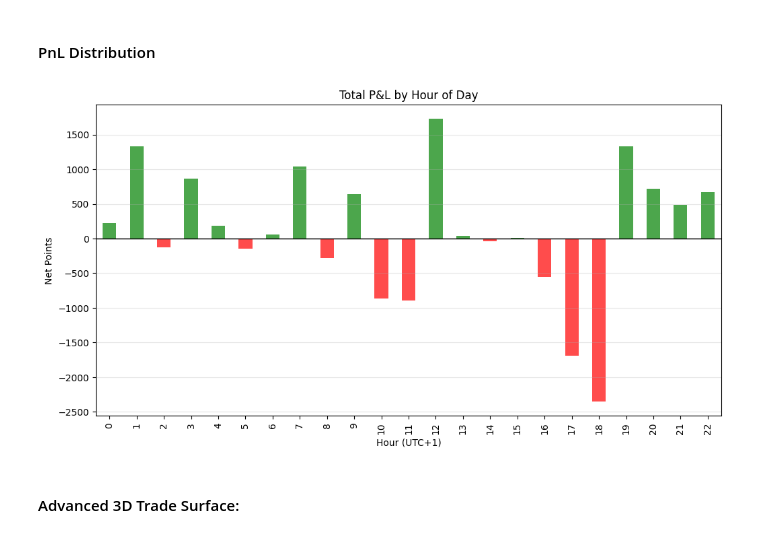
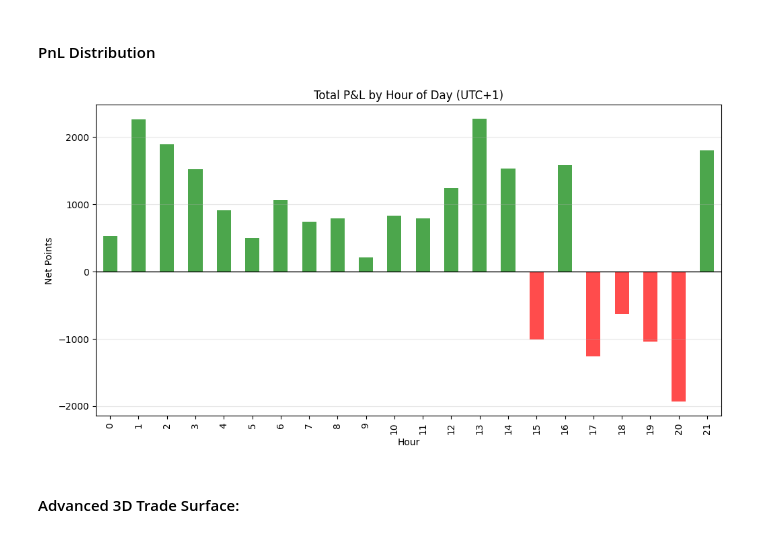
Before and after one commit to AlexSamuseva/Cross-Market-Correlation-Strategy-BTC-NASDAQ-Futures, a Jupyter notebook: Hyposesis, Data Exploration, Preparation - Cross-Market Correlation Strategy - BTC & NASDAQ Futures.ipynb, the cells around one changed output. Saved outputs shown, nothing was run; the diff lists cells and outputs as text; code cells hidden in the pictures.

```diff
--- a/Hyposesis, Data Exploration, Preparation - Cross-Market Correlation Strategy - BTC & NASDAQ Futures.ipynb
+++ b/Hyposesis, Data Exploration, Preparation - Cross-Market Correlation Strategy - BTC & NASDAQ Futures.ipynb
@@ -1198,25 +1350,27 @@ if 'results' in locals() and not results.empty:
 # %% [markdown]
 #### PnL Distribution
 # %%
-# PnL distribution by hour of day
-if 'results' in locals() and not results.empty:
-    results['Hour'] = results['Entry Time'].dt.hour
-    hourly_pnl = results.groupby('Hour')['Points'].sum()
+import matplotlib.pyplot as plt
+import numpy as np
 
-    plt.figure(figsize=(12, 6))
-    hourly_pnl.plot(
-        kind='bar',
-        color=np.where(hourly_pnl > 0, 'green', 'red'),
-        alpha=0.7
-    )
-    plt.title('Total P&L by Hour of Day')
-    plt.ylabel('Net Points')
-    plt.xlabel('Hour (UTC+1)')
-    plt.axhline(0, color='black', linewidth=1)
-    plt.grid(axis='y', alpha=0.3)
-    plt.show()
+# Ensure 'Hour' column exists based on entry time
+trades['Hour'] = trades['Entry Time'].dt.hour
+
+# Aggregate total PnL per hour
+hourly_pnl = trades.groupby('Hour')['Points'].sum()
+
+# Plot hourly PnL
+plt.figure(figsize=(12, 6))
+colors = np.where(hourly_pnl > 0, 'green', 'red')
+hourly_pnl.plot(kind='bar', color=colors, alpha=0.7)
+plt.title('Total P&L by Hour of Day (UTC+1)')
+plt.ylabel('Net Points')
+plt.xlabel('Hour')
+plt.axhline(0, color='black', linewidth=1)
+plt.grid(axis='y', alpha=0.3)
+plt.show()
 # %% [output]
-[figure, old version]
+[figure, new version]
 # %% [markdown]
 #### Advanced 3D Trade Surface:
 # %%
```
Also changed, not shown: parts of 10 cells of this notebook.
